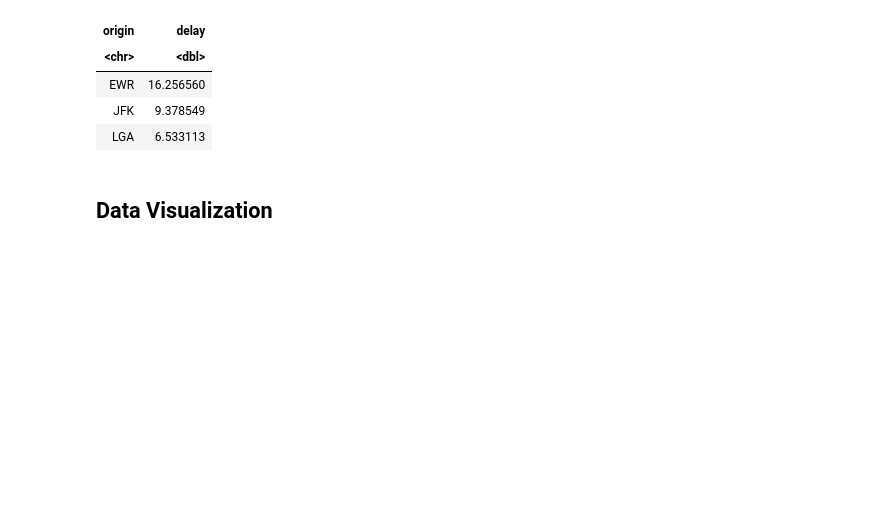
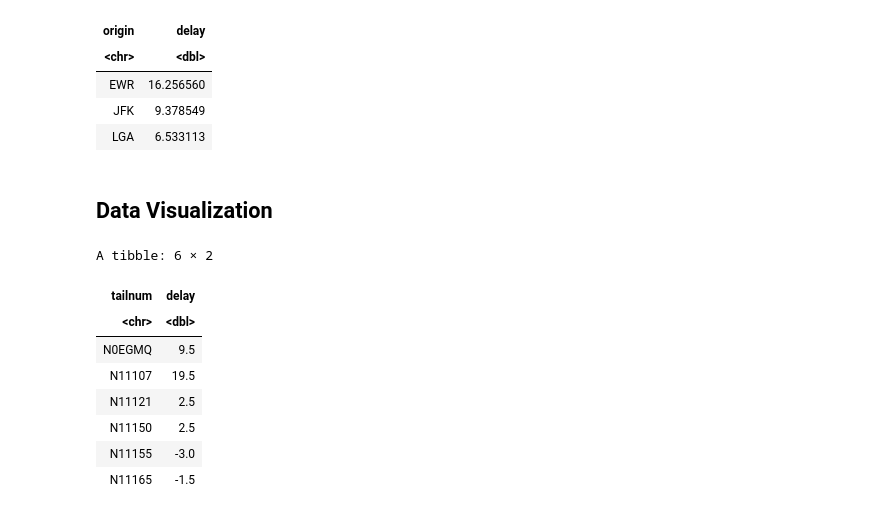
Before and after one commit to Vaycold/statistics_seminar, a Jupyter notebook: assignment_01.ipynb, the cells around one changed output. Saved outputs shown, nothing was run; the diff lists cells and outputs as text; code cells hidden in the pictures; blank space fills up the shorter version.

```diff
--- a/assignment_01.ipynb
+++ b/assignment_01.ipynb
@@ -185,0 +188,12 @@ A tibble: 3 × 2
+# %%
+head(df,6)
+# %% [output]
+A tibble: 6 × 2
+| tailnum | delay |
+| <chr> | <dbl> |
+| N0EGMQ | 9.5 |
+| N11107 | 19.5 |
+| N11121 | 2.5 |
+| N11150 | 2.5 |
+| N11155 | -3.0 |
+| N11165 | -1.5 |
```
Also changed, not shown: parts of 4 cells of this notebook.
